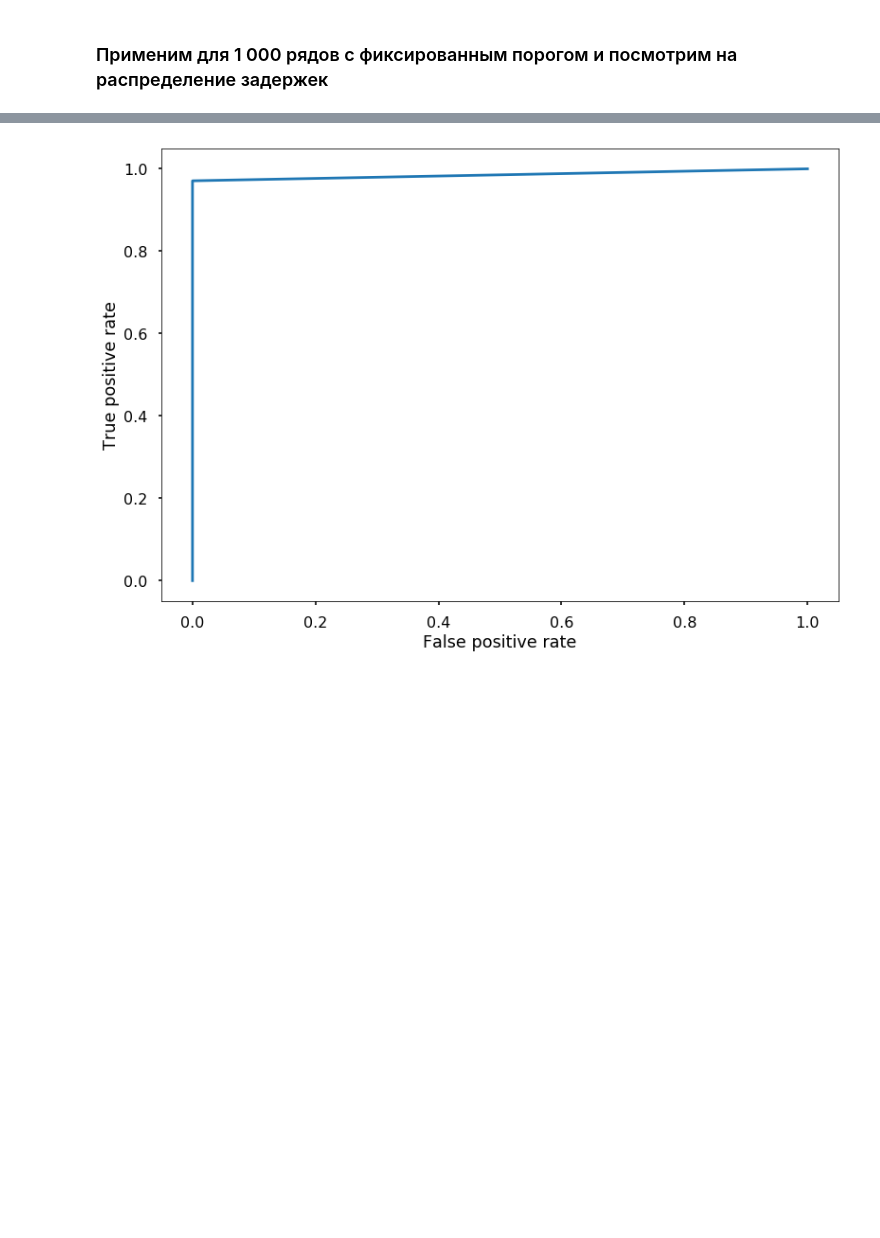
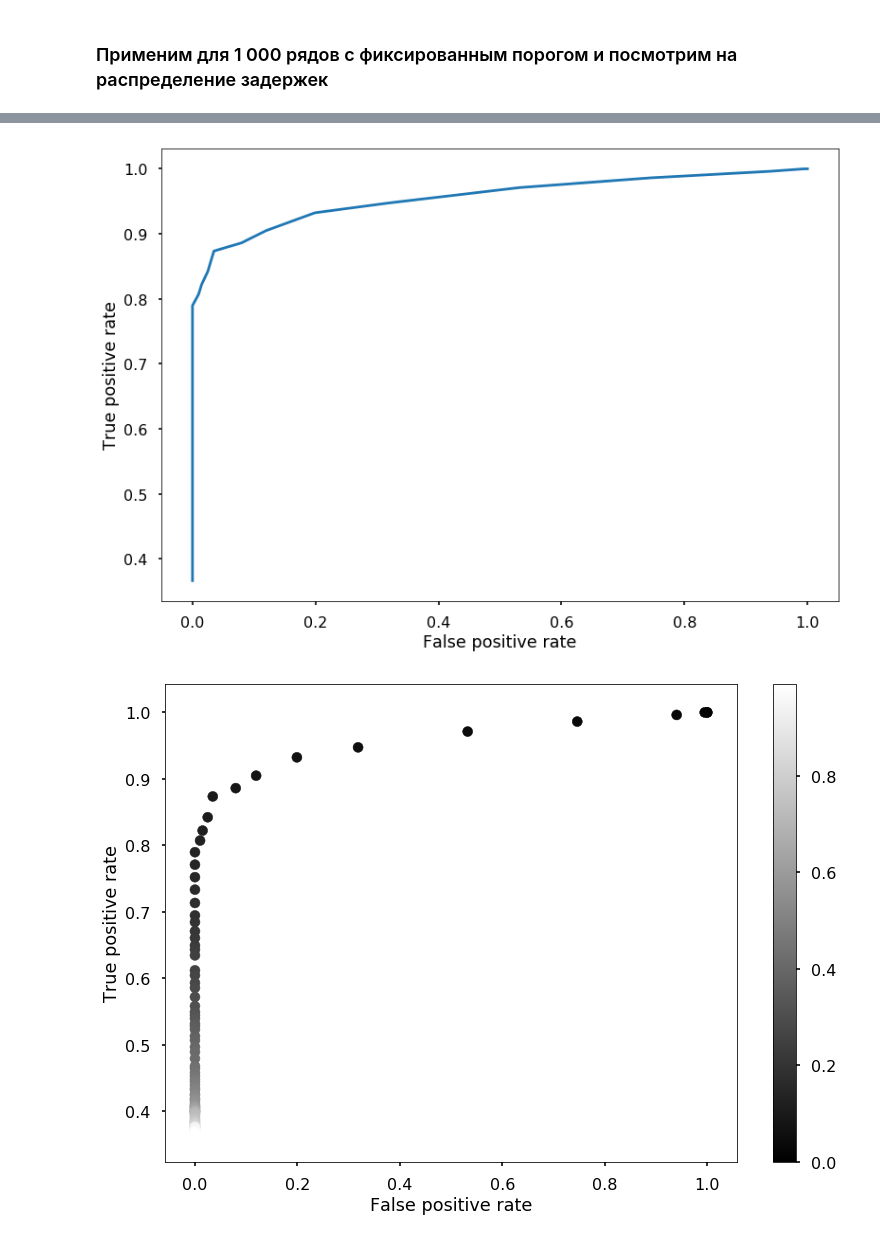
Before and after one commit to Klimmy/nir-ssa, a Jupyter notebook: 3rd semester/Data generating.ipynb, the cells around one changed output, grey strips where cells are left out. Drawn from its saved outputs; the diff is of its cells as text; code cells hidden in the pictures; blank space fills up the shorter version.

```diff
--- a/3rd semester/Data generating.ipynb
+++ b/3rd semester/Data generating.ipynb
@@ -41,12 +41,12 @@ def data_generator(ts_length = 400, points_to_skip = 48, random_seed = None, cp_
         np.random.seed(random_seed)
 
     signal = np.cos(2*np.pi/24 * np.arange(0, ts_length) + (np.pi/2))
-    noise = np.random.normal(0,0.1,ts_length)
+    noise = np.random.normal(0,0.5,ts_length)
     signal = signal+noise
 
     change_point = np.random.choice(np.arange(points_to_skip,ts_length),1)[0]
     change_point = np.random.choice([None,change_point],1,p=[1-cp_prob,cp_prob])[0]
-    change_point_value = np.random.normal(0.5,0.1,1)*np.random.choice([-1,1],1,)[0]
+    change_point_value = np.random.normal(0,3,1)*np.random.choice([-1,1],1,)[0]
 
     if change_point:
         signal[change_point:] = signal[change_point:]+change_point_value
@@ -126,7 +126,7 @@ act, pred = [], []
 for i in range(1000):
     generated = data_generator(cp_prob = 0.8, is_multiplicative = True)
     cp_1 = approximation_mean(generated[0], 48)
-    cp_2 = cp_detection(cp_1, 0.01)
+    cp_2 = cp_detection(cp_1, 0.15)
     act.append(generated[1])
     pred.append(cp_2)
 
@@ -177,14 +187,21 @@ for tr in threshold_list:
 
 #     test.append(cp_result[0])
 
-unspeceficity = [1-x for x in specificity]
+unspecificity = [1-x for x in specificity]
 # %%
-plt.plot(unspeceficity, precision)
+plt.plot(unspecificity, precision)
 plt.ylabel('True positive rate')
 plt.xlabel('False positive rate')
 plt.show()
+
+plt.scatter(unspecificity, precision, c=threshold_list, s=100, cmap='gray')
+plt.colorbar()
+plt.ylabel('True positive rate')
+plt.xlabel('False positive rate')
+plt.show()
 # %% [output]
-[figure, old version]
+[figure, new version]
+[figure, added]
 # %%
 plt.plot(recall, precision)
 plt.ylabel('Precision')
```
Also changed, not shown: parts of 23 cells of this notebook.
